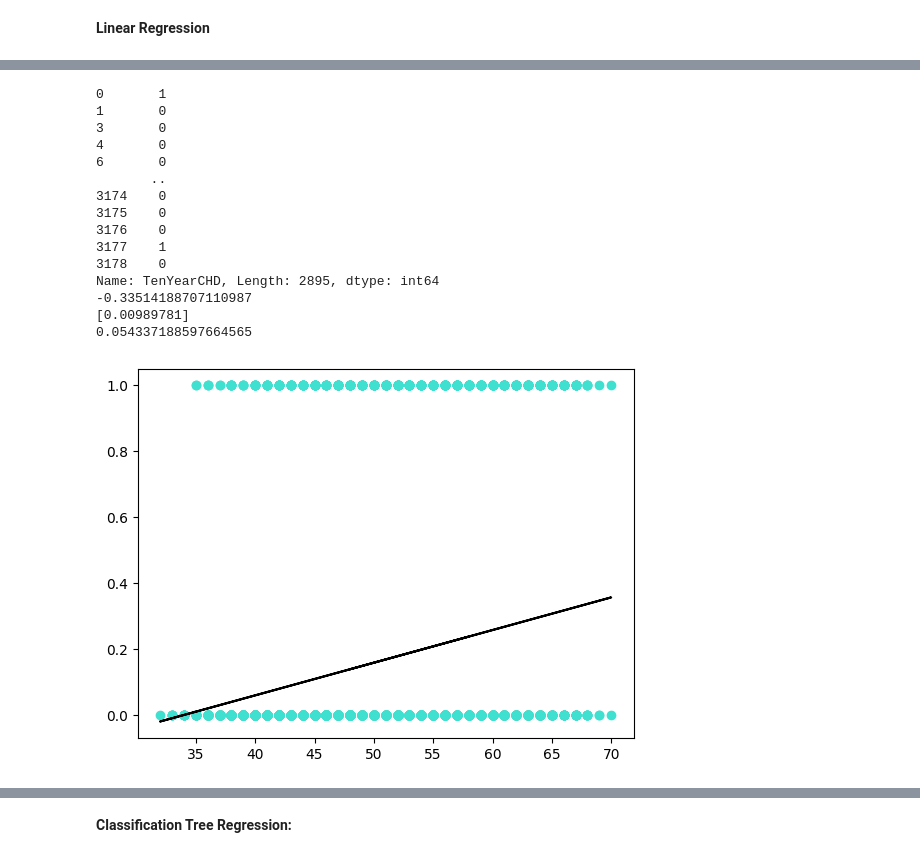
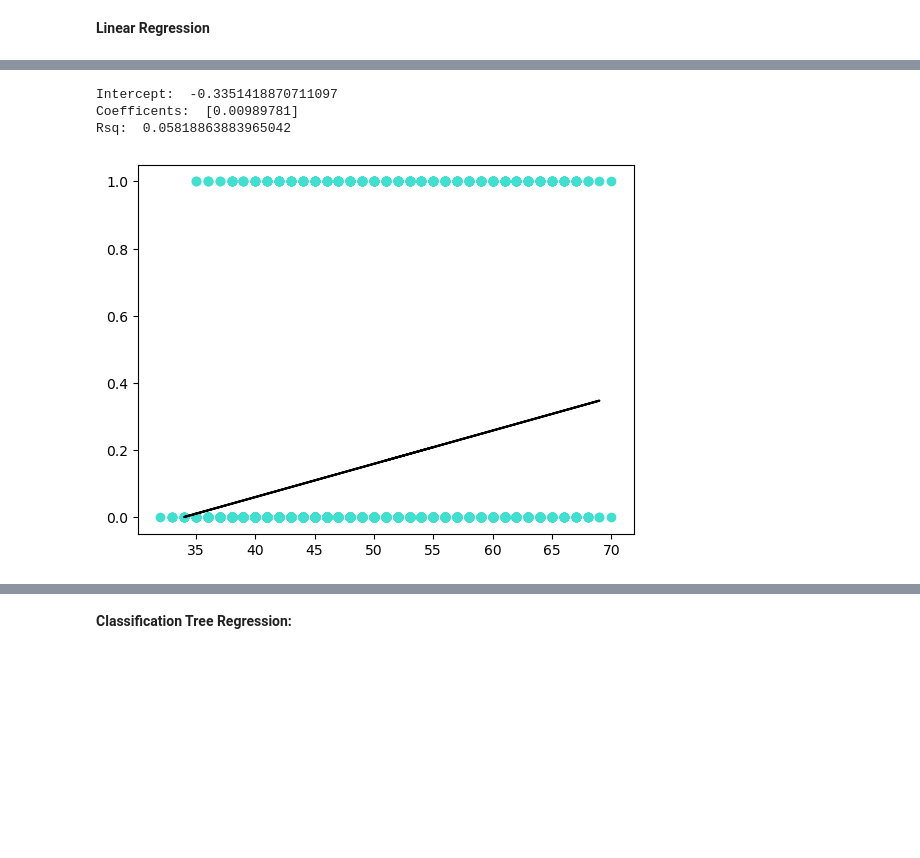
Before and after one commit to vnewsome/project_chd, a Jupyter notebook: ML_project2.ipynb, the cells around one changed output, grey strips where cells are left out. Drawn from its saved outputs; the diff is of its cells as text; code cells hidden in the pictures; blank space fills up the shorter version.

Commit message:
more organization and writing, added a 2nd tree with specific variables, and fixed SLRs and MLRs so they made predictions on the right data

```diff
--- a/ML_project2.ipynb
+++ b/ML_project2.ipynb
@@ -20,10 +20,10 @@ import matplotlib.pyplot as plt
 import seaborn as sns
 # %%
 # load the training data
-train_data = pd.read_csv("/content/project_chd/fhs_train.csv", low_memory=False)
+train_data = pd.read_csv("project_chd/fhs_train.csv", low_memory=False)
 # %%
 # load the testing data
-test_data = pd.read_csv("/content/project_chd/fhs_test.csv", low_memory=False)
+test_data = pd.read_csv("project_chd/fhs_test.csv", low_memory=False)
 # %%
 # examining train_data
 train_data.head()
@@ -313,38 +308,27 @@ X.head()
 # %%
-train_data = train_data.replace([np.nan, -np.inf], 0)
+vars = ['age']
 X = train_data.loc[:,vars]
 y = train_data['TenYearCHD']
-print(y)
+Xt = test_data.loc[:,vars]
+yt = test_data['TenYearCHD']
 
 regressor = LinearRegression()
 regressor.fit(X, y)
 
 LinearRegression()
 
-print(regressor.intercept_)
-print(regressor.coef_)
-print(regressor.score(X, y))
+y_pred = regressor.predict(Xt)
 
-y_pred = regressor.predict(X)
+print("Intercept: ", regressor.intercept_)
+print("Coefficents: ", regressor.coef_)
+print("Rsq: ",regressor.score(Xt, yt))
 
 plt.scatter(X, y,color='turquoise')
-plt.plot(X, y_pred,color='k')
+plt.plot(Xt, y_pred,color='k')
 
 plt.show()
 # %% [output]
-0       1
-1       0
-3       0
-4       0
-6       0
-       ..
-3174    0
-3175    0
-3176    0
-3177    1
-3178    0
-Name: TenYearCHD, Length: 2895, dtype: int64
--0.33514188707110987
-[0.00989781]
-0.054337188597664565
+Intercept:  -0.3351418870711097
+Coefficents:  [0.00989781]
+Rsq:  0.05818863883965042
-[figure, old version]
+[figure, new version]
```
Also changed, not shown: parts of 23 cells of this notebook.
